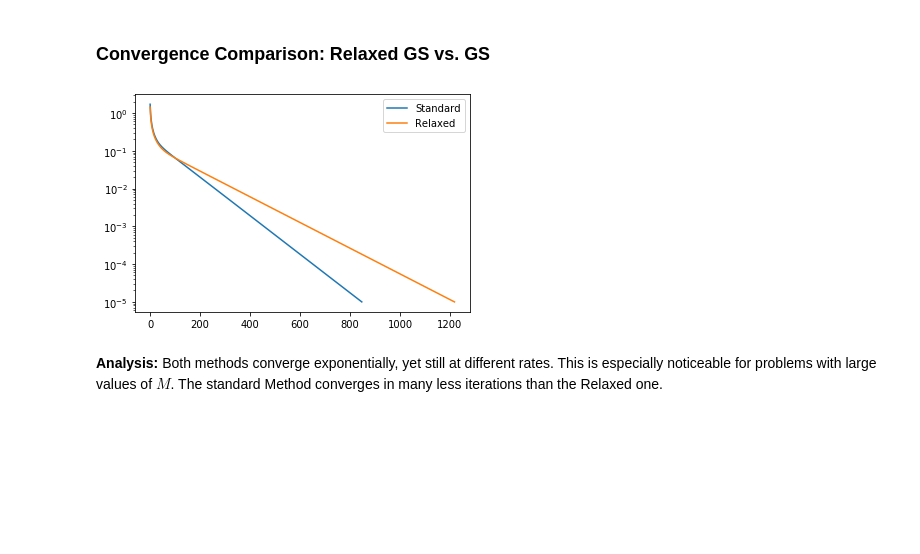
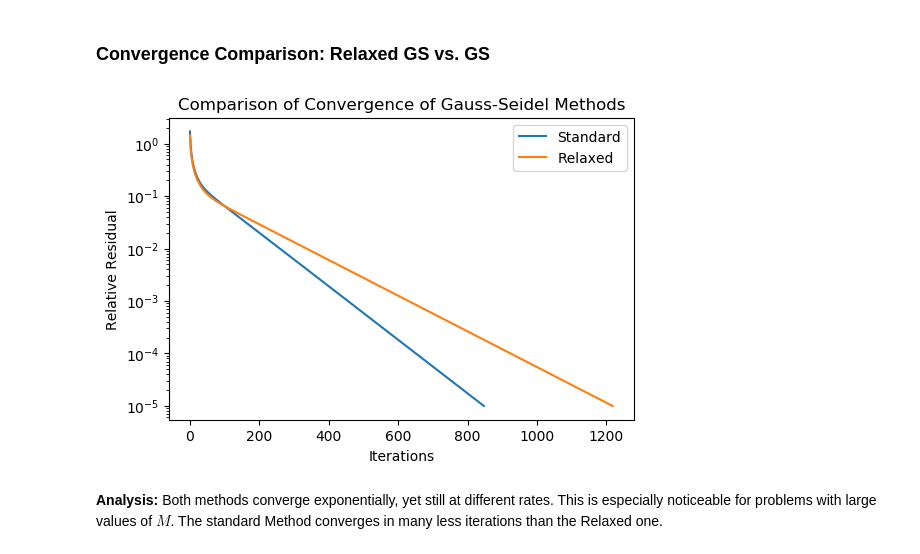
Before and after one commit to sheeshee/High-Performance-Computing-Coursework, a Jupyter notebook: Assignment 3/Assignment 3 Submission.ipynb, the cells around one changed output. Drawn from its saved outputs; the diff is of its cells as text; code cells hidden in the pictures; blank space fills up the shorter version.

```diff
--- a/Assignment 3/Assignment 3 Submission.ipynb
+++ b/Assignment 3/Assignment 3 Submission.ipynb
@@ -391,9 +396,13 @@ def gauss_solve(xlims, ylims, M, left_bc, right_bc, top_bc, bottom_bc,
     return sol, history
 # %%
 # Implemnt the solver with the following parameters
-M = 10
-xlims = (0, 1)
-ylims = (0, 1)
+M = 50               # Number of points to descitise per length
+xlims = (0, 1)       # Limits of x-dimension
+ylims = (0, 1)       # Limits of y-dimension
+
+# Solve direction
+# True to go from top to bottom; False to go from bottom to top
+descent_flag = True
 
 # Define the boundary conditions
 def f(x, y):
@@ -406,6 +415,6 @@ def f(x, y):
         return 0
 
 boundaries = get_boundary_values(xlims, ylims, f, M)
-u, history = gauss_solve(xlims, ylims, M, *boundaries, descending=False)
-show_solution(xlims, ylims, u)
+u, history = gauss_solve(xlims, ylims, M, *boundaries, descending=descent_flag)
+show_solution(xlims, ylims, u, 'Solution of Gauss-Seidel Iterator')
 # %% [output]
@@ -610,30 +628,35 @@ show_solution(xlims, ylims, u)
 # %%
 M = 30
 xlims = (0, 1)
 ylims = (0, 1)
 
 def f(x, y):
     """
     Define boundary conditions
     """
     if x == 0:
         return 1
     else:
         return 0
 
 boundaries = get_boundary_values(xlims, ylims, f, M)
 u, history_gauss = gauss_solve(xlims, ylims, M, *boundaries, descending=False)
 u, history_relax = relaxed_gauss_solve(xlims, ylims, M, *boundaries)
 
 iters_gauss = [i for i, _ in enumerate(history_gauss[1:])]
 iters_relax = [i for i, _ in enumerate(history_relax[1:])]
 
 plt.semilogy(iters_gauss, history_gauss[1:], label='Standard')
 plt.semilogy(iters_relax, history_relax[1:], label='Relaxed')
+plt.xlabel('Iterations')
+plt.ylabel('Relative Residual')
+plt.title('Comparison of Convergence of Gauss-Seidel Methods')
+fig = plt.gcf()
+fig.dpi = 100
 plt.legend()
 plt.show()
 # %% [output]
-[figure, old version]
+[figure, new version]
 # %% [markdown]
 **Analysis:** Both methods converge exponentially, yet still at different rates. This is especially noticeable for problems with large values of $M$. The standard Method converges in many less iterations than the Relaxed one.
 # %% [markdown]
```
Also changed, not shown: parts of 18 cells of this notebook.
